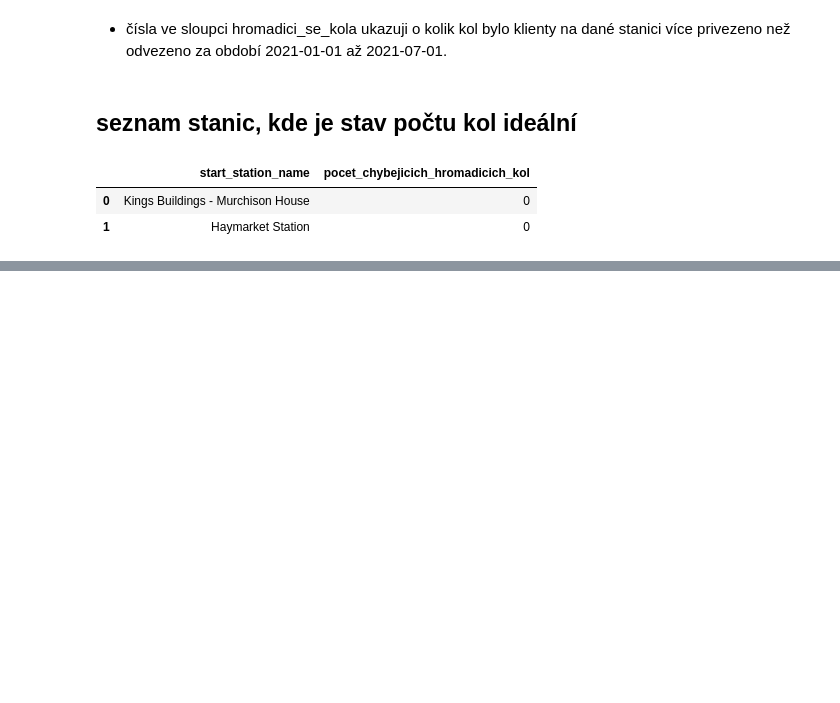
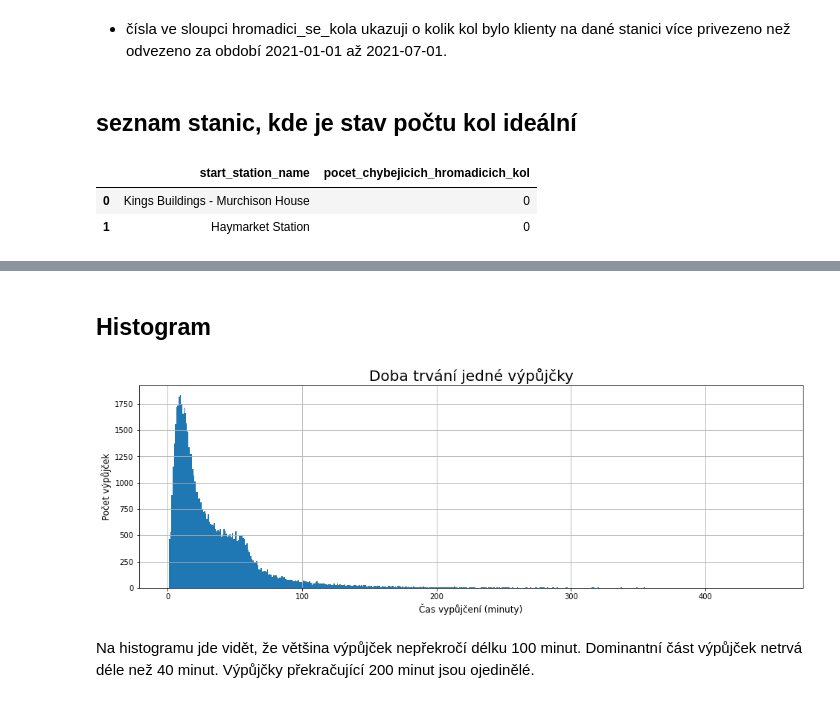
Before and after one commit to Krocan777/Python_projekt_Edinburgh, a Jupyter notebook: Python_Projekt.ipynb, the cells around one changed output, grey strips where cells are left out. Cells and saved outputs as stored; diff of their text form; code cells hidden in the pictures; blank space fills up the shorter version.

Commit message:
Délka trvání jedné výpůjčky, odlehlé hodnoty a histogram

```diff
--- a/Python_Projekt.ipynb
+++ b/Python_Projekt.ipynb
@@ -225,0 +220,3 @@ stanice_kola_chybi.head()
+# %%
+delka_trvani = eb_df.query("started_at > '2021-01-01'")[['duration', 'started_at','ended_at']]
+delka_trvani.rename(columns={'duration': 'duration_sec'}).assign(duration_min = round(delka_trvani['duration'] / 60, 2)).describe().round(2)
@@ -225,0 +240,21 @@ stanice_kola_chybi.head()
+# %%
+delka_trvani = (delka_trvani.assign(duration_min = round(delka_trvani['duration'] / 60, 2))
+.drop(columns=['started_at', 'ended_at', 'duration'])
+.reset_index()
+.drop(columns=['index'])
+)
+# %% [markdown]
+## Histogram
+# %%
+fig, ax = plt.subplots(1, 1, figsize=(16,5))
+delka_trvani['duration_min'].hist(bins=500, ax=ax)
+
+ax.set_title('Doba trvání jedné výpůjčky', fontsize=20)
+ax.set_xlabel('Čas vypůjčení (minuty)', fontsize=12)
+ax.set_ylabel('Počet výpůjček', fontsize=12)
+ax.grid(axis='both')
+ax.grid()
+# %% [output]
+[figure, added]
+# %% [markdown]
+Na histogramu jde vidět, že většina výpůjček nepřekročí délku 100 minut. Dominantní část výpůjček netrvá déle než 40 minut. Výpůjčky překračující 200 minut jsou ojedinělé.
```
Also changed, not shown: parts of 7 cells of this notebook.
